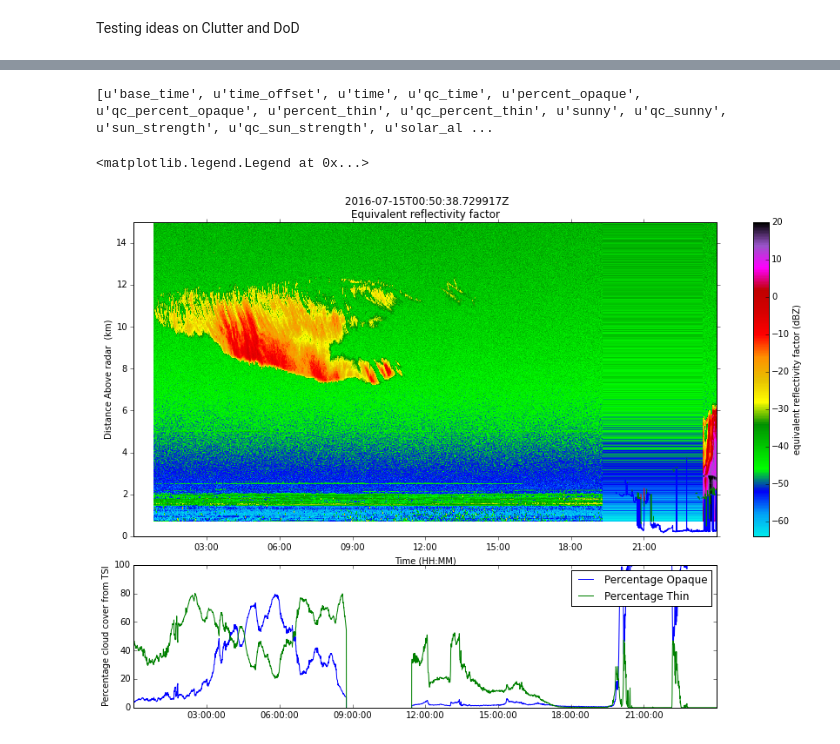
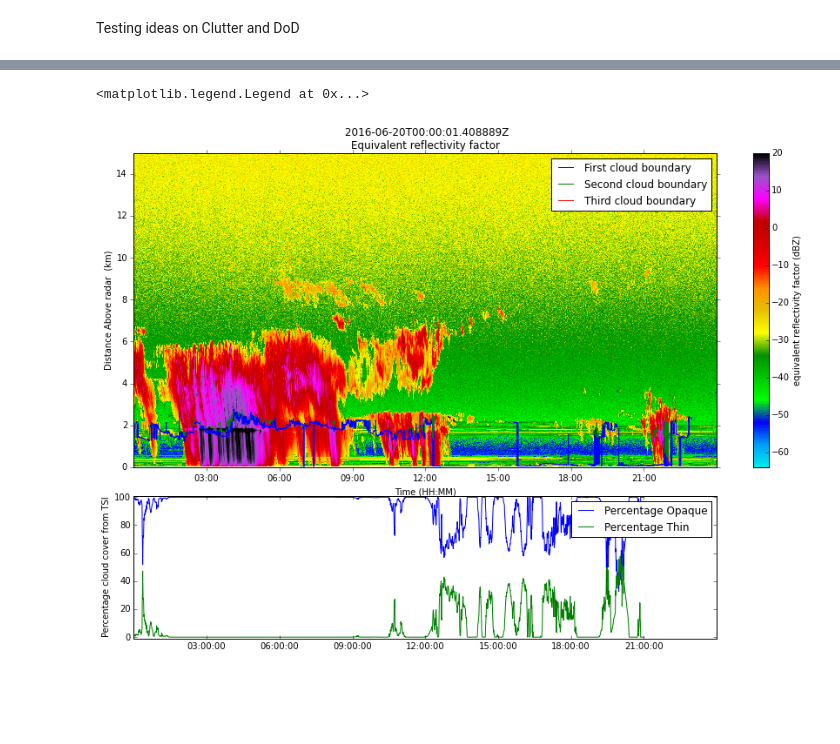
Before and after one commit to EVS-ATMOS/ARM-Alaska, a Jupyter notebook: notebooks/First testing and DoD design for KAZR clutter mask.ipynb, the cells around one changed output, grey strips where cells are left out. Cells and saved outputs as stored; diff of their text form; code cells hidden in the pictures; blank space fills up the shorter version.

Commit message:
WIP: First notebook with nice visualization done

```diff
--- a/notebooks/First testing and DoD design for KAZR clutter mask.ipynb
+++ b/notebooks/First testing and DoD design for KAZR clutter mask.ipynb
@@ -40 +12,8 @@ ceil_dataset = netCDF4.Dataset(ceil_filename)
+# %%
+filename = '/data/radar/oli_kazr/olikazrgeM1.a1.20160620.000001.nc'
+radar = pyart.io.read(filename)
+tsi_filename = '/data/radar/oli_kazr/olitsiskycoverM1.b1.20160620.000000.cdf'
+tsi_dataset = netCDF4.Dataset(tsi_filename)
+ceil_filename = '/data/radar/oli_kazr/oliceilM1.b1.20160620.000008.nc'
+ceil_dataset = netCDF4.Dataset(ceil_filename)
 # %%
@@ -64,48 +24,44 @@ seconds since 2016-07-15 00:00:00 0:00
-# %%
-tsi_filename = '/data/radar/oli_kazr/olitsiskycoverM1.b1.20160715.000000.cdf'
-tsi_dataset = netCDF4.Dataset(tsi_filename)
-print(tsi_dataset.variables.keys())
-tsi_dtimes = netCDF4.num2date(tsi_dataset.variables['time'][:],
-                               tsi_dataset.variables['time'].units)
-# %% [output]
-[u'base_time', u'time_offset', u'time', u'qc_time', u'percent_opaque', u'qc_percent_opaque', u'percent_thin', u'qc_percent_thin', u'sunny', u'qc_sunny', u'sun_strength', u'qc_sun_strength', u'solar_al ...
 # %%
 my_display = pyart.graph.RadarDisplay(radar)
 my_fig = plt.figure(figsize = [15,10])
 ax1 = plt.subplot2grid((3,1), (0,0), rowspan = 2)
 ax2 = plt.subplot2grid((3,1), (2,0))
 
 my_display.plot_vpt('reflectivity', vmin=-64,
                     vmax=20, time_axis_flag=True,
                    ax = ax1)
 
 ax1.plot(ceil_dtimes,
-         ceil_dataset.variables['first_cbh'][:]/1000.0)
+        ceil_dataset.variables['first_cbh'][:]/1000.0,
+        label='First cloud boundary')
 ax1.plot(ceil_dtimes,
-         ceil_dataset.variables['second_cbh'][:]/1000.0)
+        ceil_dataset.variables['second_cbh'][:]/1000.0,
+        label='Second cloud boundary')
 ax1.plot(ceil_dtimes,
-         ceil_dataset.variables['third_cbh'][:]/1000.0)
+        ceil_dataset.variables['third_cbh'][:]/1000.0,
+        label='Third cloud boundary')
 ax1.set_ylim([0,15])
 ax1.set_xlim([ceil_dtimes.min(), ceil_dtimes.max()])
 
 ax2.plot(tsi_dtimes,
          tsi_dataset.variables['percent_opaque'][:],
          label='Percentage Opaque' )
 ax2.plot(tsi_dtimes,
          tsi_dataset.variables['percent_thin'][:],
          label='Percentage Thin')
 
 
 pos1 = ax1.get_position() # get the original position
 pos2 = ax2.get_position()
 pos3 = [pos2.x0 , pos2.y0 ,  pos1.width , pos2.height ]
 ax2.set_position(pos3) # set a new position
-ax2.set_ylim([0,100])
+ax2.set_ylim([-1,101])
 ax2.set_xlim([ceil_dtimes.min(), ceil_dtimes.max()])
 ax2.set_ylabel('Percentage cloud cover from TSI')
 ax2.legend()
+ax1.legend()
 # %% [output]
 <matplotlib.legend.Legend at 0x...>
-[figure, old version]
+[figure, new version]
 # %%
 ax2.legend?
```
Also changed, not shown: parts of 9 cells of this notebook.
